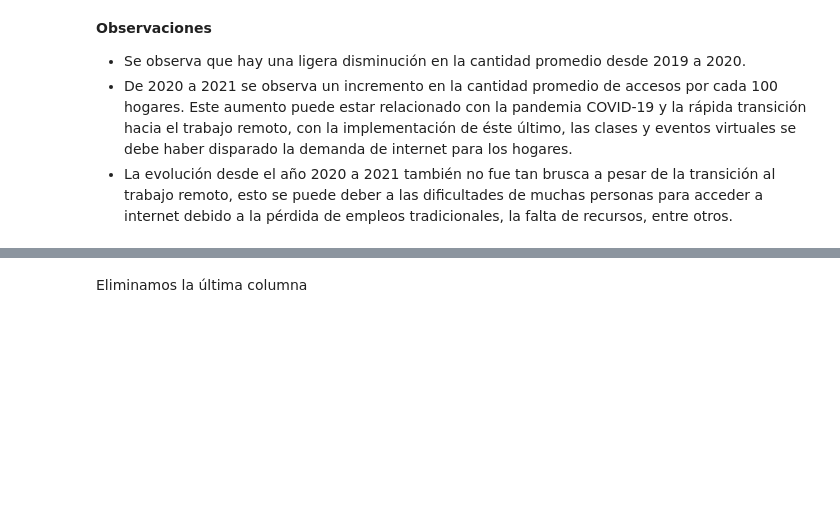
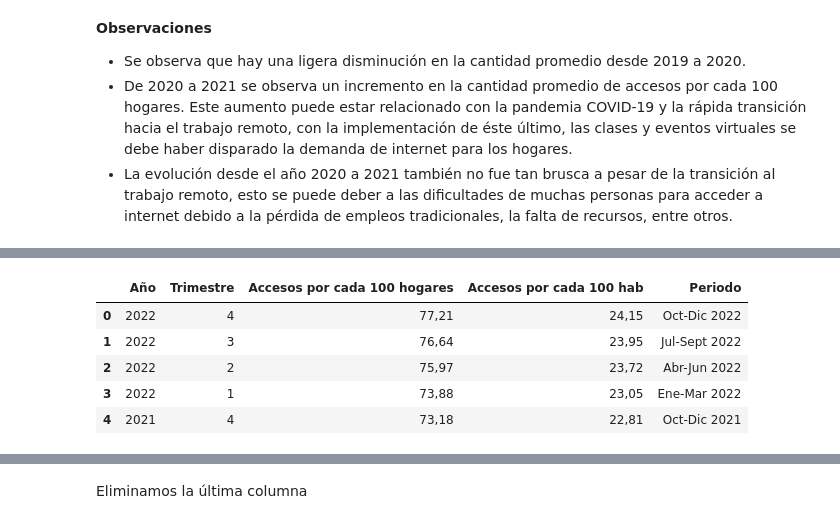
Before and after one commit to PedroLiLL/Telecommunications-Data-Analysis, a Jupyter notebook: EDA.ipynb, the cells around one changed output, grey strips where cells are left out. Cells and saved outputs as stored; diff of their text form; code cells hidden in the pictures; blank space fills up the shorter version.

```diff
--- a/EDA.ipynb
+++ b/EDA.ipynb
@@ -176,0 +181,10 @@ plt.show()
+# %%
+penetracion_internet_fijo = pd.read_csv('../Telecommunications-Data-Analysis/Original datasets/2-Internet_Penetracion.csv')
+penetracion_internet_fijo.head()
+# %% [output]
+|  | Año | Trimestre | Accesos por cada 100 hogares | Accesos por cada 100 hab | Periodo |
+| 0 | 2022 | 4 | 77,21 | 24,15 | Oct-Dic 2022 |
+| 1 | 2022 | 3 | 76,64 | 23,95 | Jul-Sept 2022 |
+| 2 | 2022 | 2 | 75,97 | 23,72 | Abr-Jun 2022 |
+| 3 | 2022 | 1 | 73,88 | 23,05 | Ene-Mar 2022 |
+| 4 | 2021 | 4 | 73,18 | 22,81 | Oct-Dic 2021 |
```
Also changed, not shown: parts of 39 cells of this notebook, 15 other files.
